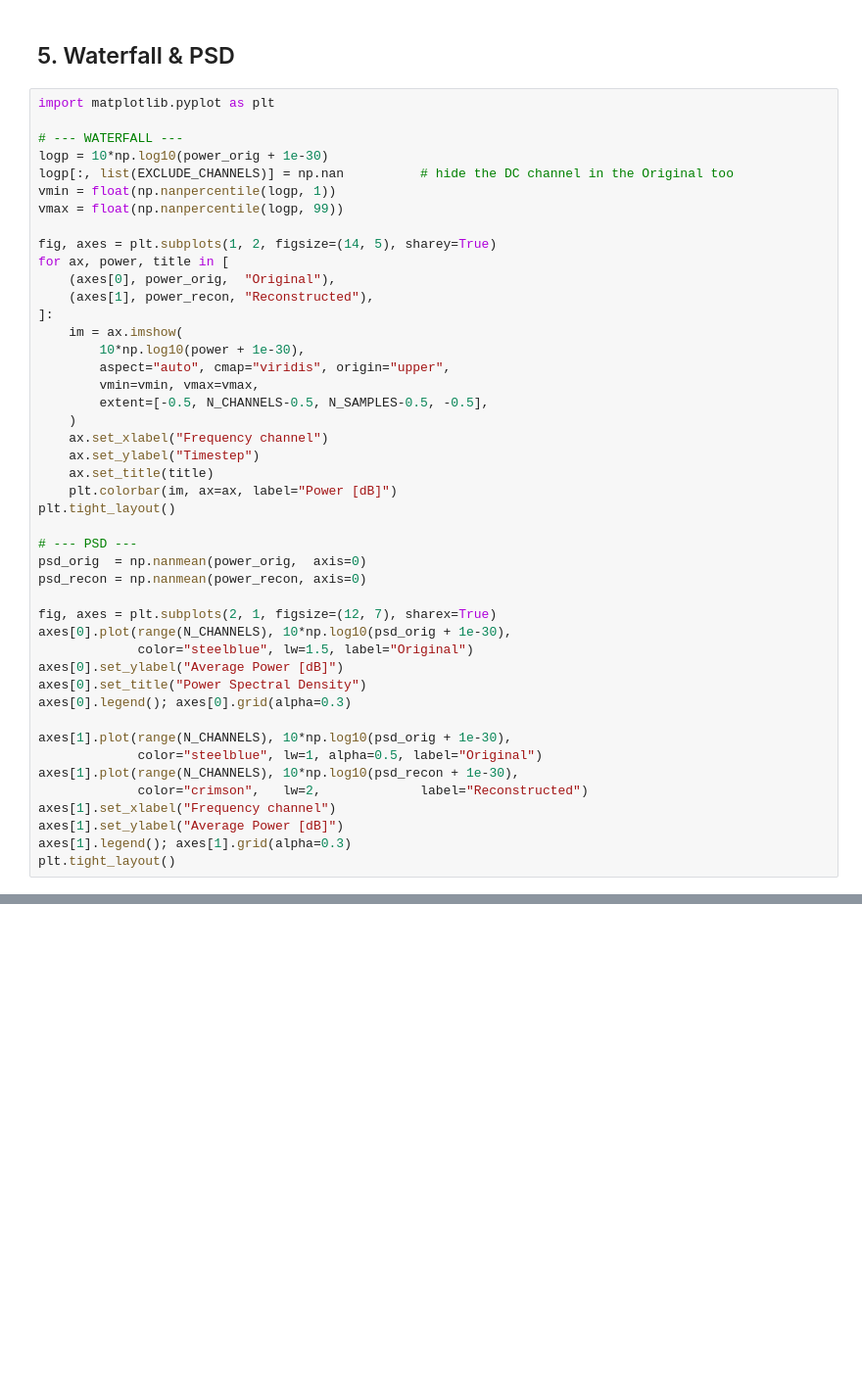
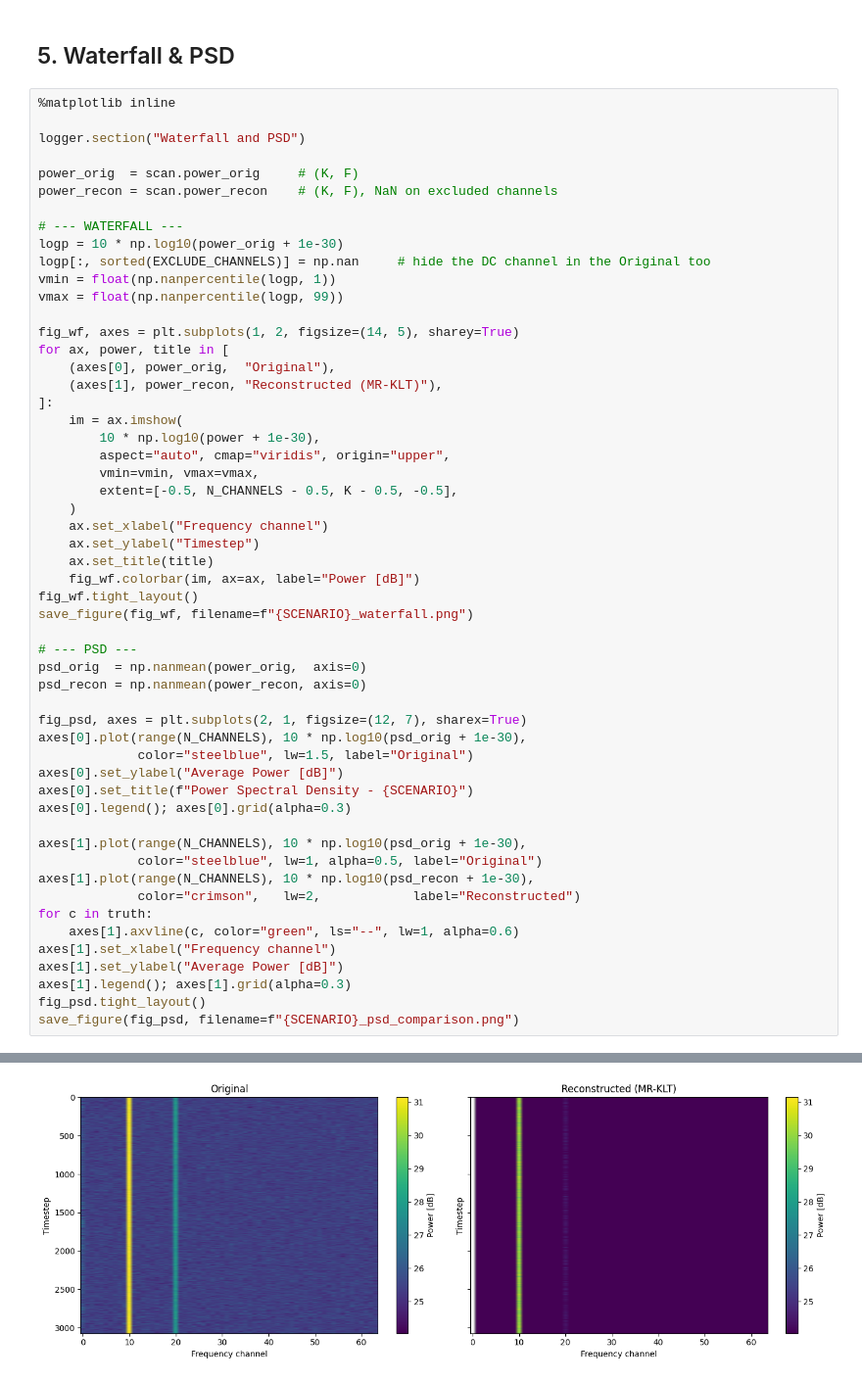
Before and after one commit to valegl04/SETI_KLT, a Jupyter notebook: notebooks/MAA_Simulated/multiantenna_klt_pipeline.ipynb, the cells around one changed output, grey strips where cells are left out. Shown at 98% size. Drawn from its saved outputs; the diff is of its cells as text; blank space fills up the shorter version.

```diff
--- a/notebooks/MAA_Simulated/multiantenna_klt_pipeline.ipynb
+++ b/notebooks/MAA_Simulated/multiantenna_klt_pipeline.ipynb
@@ -329,47 +250,57 @@ for c in sorted(truth):
 # %% [markdown]
 ## 5. Waterfall & PSD
 # %%
-import matplotlib.pyplot as plt
+%matplotlib inline
+
+logger.section("Waterfall and PSD")
+
+power_orig  = scan.power_orig     # (K, F)
+power_recon = scan.power_recon    # (K, F), NaN on excluded channels
 
 # --- WATERFALL ---
-logp = 10*np.log10(power_orig + 1e-30)
-logp[:, list(EXCLUDE_CHANNELS)] = np.nan          # hide the DC channel in the Original too
+logp = 10 * np.log10(power_orig + 1e-30)
+logp[:, sorted(EXCLUDE_CHANNELS)] = np.nan     # hide the DC channel in the Original too
 vmin = float(np.nanpercentile(logp, 1))
 vmax = float(np.nanpercentile(logp, 99))
 
-fig, axes = plt.subplots(1, 2, figsize=(14, 5), sharey=True)
+fig_wf, axes = plt.subplots(1, 2, figsize=(14, 5), sharey=True)
 for ax, power, title in [
     (axes[0], power_orig,  "Original"),
-    (axes[1], power_recon, "Reconstructed"),
+    (axes[1], power_recon, "Reconstructed (MR-KLT)"),
 ]:
     im = ax.imshow(
-        10*np.log10(power + 1e-30),
+        10 * np.log10(power + 1e-30),
         aspect="auto", cmap="viridis", origin="upper",
         vmin=vmin, vmax=vmax,
-        extent=[-0.5, N_CHANNELS-0.5, N_SAMPLES-0.5, -0.5],
+        extent=[-0.5, N_CHANNELS - 0.5, K - 0.5, -0.5],
     )
     ax.set_xlabel("Frequency channel")
     ax.set_ylabel("Timestep")
     ax.set_title(title)
-    plt.colorbar(im, ax=ax, label="Power [dB]")
-plt.tight_layout()
+    fig_wf.colorbar(im, ax=ax, label="Power [dB]")
+fig_wf.tight_layout()
+save_figure(fig_wf, filename=f"{SCENARIO}_waterfall.png")
 
 # --- PSD ---
 psd_orig  = np.nanmean(power_orig,  axis=0)
 psd_recon = np.nanmean(power_recon, axis=0)
 
-fig, axes = plt.subplots(2, 1, figsize=(12, 7), sharex=True)
-axes[0].plot(range(N_CHANNELS), 10*np.log10(psd_orig + 1e-30),
+fig_psd, axes = plt.subplots(2, 1, figsize=(12, 7), sharex=True)
+axes[0].plot(range(N_CHANNELS), 10 * np.log10(psd_orig + 1e-30),
              color="steelblue", lw=1.5, label="Original")
 axes[0].set_ylabel("Average Power [dB]")
-axes[0].set_title("Power Spectral Density")
+axes[0].set_title(f"Power Spectral Density - {SCENARIO}")
 axes[0].legend(); axes[0].grid(alpha=0.3)
 
-axes[1].plot(range(N_CHANNELS), 10*np.log10(psd_orig + 1e-30),
+axes[1].plot(range(N_CHANNELS), 10 * np.log10(psd_orig + 1e-30),
              color="steelblue", lw=1, alpha=0.5, label="Original")
-axes[1].plot(range(N_CHANNELS), 10*np.log10(psd_recon + 1e-30),
-             color="crimson",   lw=2,             label="Reconstructed")
+axes[1].plot(range(N_CHANNELS), 10 * np.log10(psd_recon + 1e-30),
+             color="crimson",   lw=2,            label="Reconstructed")
+for c in truth:
+    axes[1].axvline(c, color="green", ls="--", lw=1, alpha=0.6)
 axes[1].set_xlabel("Frequency channel")
 axes[1].set_ylabel("Average Power [dB]")
 axes[1].legend(); axes[1].grid(alpha=0.3)
-plt.tight_layout()
+fig_psd.tight_layout()
+save_figure(fig_psd, filename=f"{SCENARIO}_psd_comparison.png")
+# %% [output]
@@ -375,0 +313 @@ plt.tight_layout()
+[figure, added]
```
Also changed, not shown: parts of 17 cells of this notebook, 12 other files.
